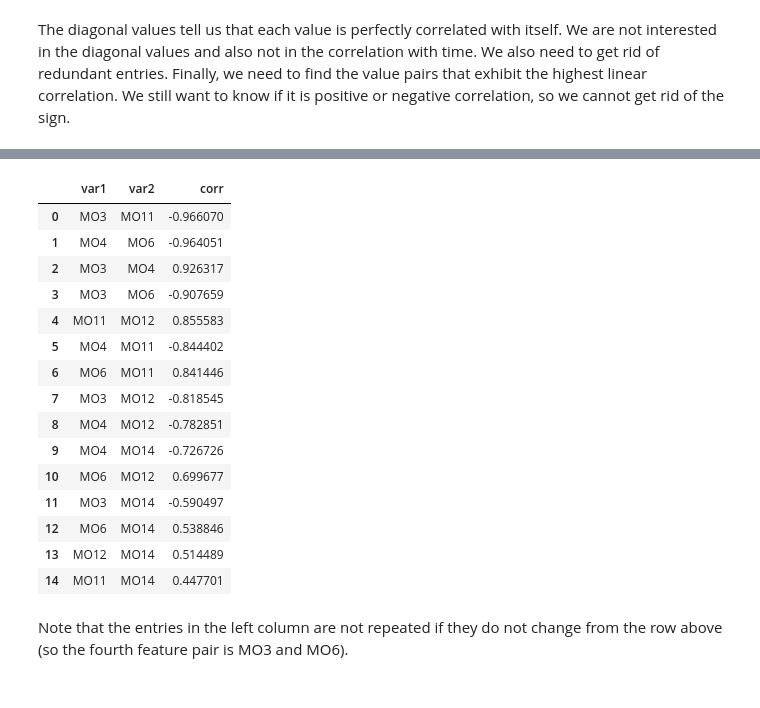
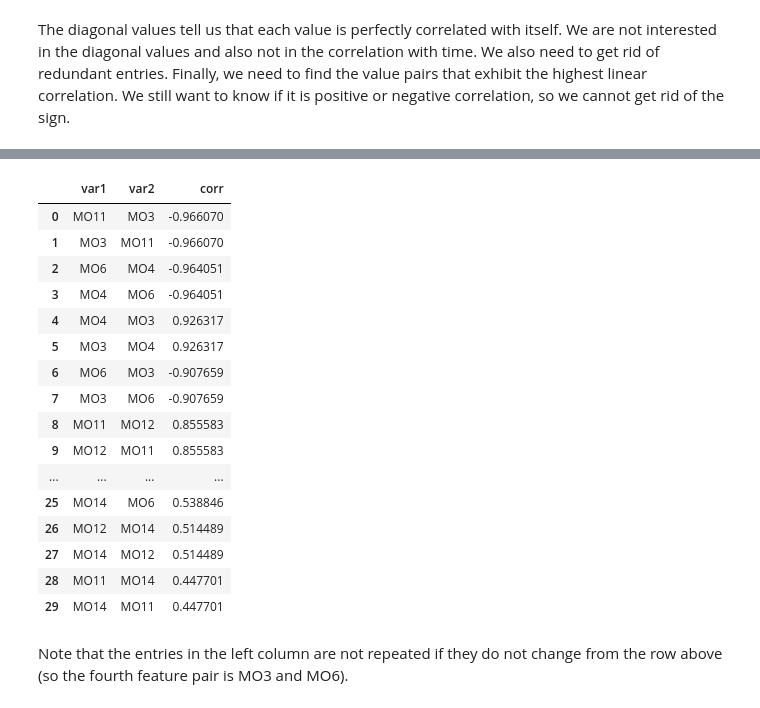
Before and after one commit to g-stanic/ssciwr_stat_analysis, a Jupyter notebook: notebook/notebook_unit1.ipynb, the cells around one changed output, grey strips where cells are left out. Saved outputs shown, nothing was run; the diff lists cells and outputs as text; code cells hidden in the pictures.

```diff
--- a/notebook/notebook_unit1.ipynb
+++ b/notebook/notebook_unit1.ipynb
@@ -121,7 +136,5 @@ plt.savefig('../results/expect_data_pairplot.pdf', format='pdf')
 npop_dat = pd.read_csv('../data/npop.t', sep='\s+') #noqa
 # %%
-# discard all columns with variance below a set threshold - we can consider them as constant
-
-npop_dat = drop_low_varriance(npop_dat, 1e-5)  # keep var threshold from previous data
-npop_dat
+# Discard all columns with variance below a set threshold - we can consider them as constant
+npop_dat = drop_low_variance(npop_dat, 1e-5)  # keep var threshold from previous data
 # %% [output]
@@ -179,3 +198,13 @@ print(npop_dat.corr(method='pearson'))
 | MO14 | 0.412123 | -0.590497 | -0.726726 | 0.538846 | 0.447701 | 0.514489 | 1.000000 |
 # %% [markdown]
 The diagonal values tell us that each value is perfectly correlated with itself. We are not interested in the diagonal values and also not in the correlation with time. We also need to get rid of redundant entries. Finally, we need to find the value pairs that exhibit the highest linear correlation. We still want to know if it is positive or negative correlation, so we cannot get rid of the sign.
+# %%
+# Calculate the correlation matrix without the time column
+corr_matrix = npop_dat.drop(columns=['time']).corr(method='pearson')
+
+# Set the diagonal elements of the correlation matrix to None
+for i in range(corr_matrix.shape[0]):
+    corr_matrix.iloc[i, i] = None
+
+# Stack the correlation matrix, remove duplicates and reset the index
+corr_matrix = corr_matrix.stack().reset_index()
@@ -182,32 +229,43 @@ The diagonal values tell us that each value is perfectly correlated with itself.
 # %%
-# get rid of time column, lower triangular and diagonal entries of the correlation matrix
-# sort the remaing values according to their absolute value, but keep the sign
+# Get rid of the time column, lower triangular and diagonal entries of the correlation matrix
+# Sort the remaing values according to their absolute value, but keep the sign
+
+# Calculate the correlation matrix without the time column
 corr_matrix = npop_dat.drop(columns=['time']).corr(method='pearson')
-corr_matrix = corr_matrix.stack().drop_duplicates().reset_index()
-# drop_duplicates doesn't catch the first case where var1 == var2 so remove it
-corr_matrix = corr_matrix[corr_matrix['level_0'] != corr_matrix['level_1']]
-corr_matrix.columns = ['var1', 'var2', 'corr']
 
-# Sort by strength of correlation so use the absolute value, reset indext for readability of display
-corr_matrix = corr_matrix.sort_values(by='corr', ascending=False, key=abs).reset_index(drop=True)
-corr_matrix
+# Set the diagonal elements of the correlation matrix to None
+for i in range(corr_matrix.shape[0]):
+    corr_matrix.iloc[i, i] = None
+
+# Stack the correlation matrix into a table, remove duplicates and reset the index
+corr_table = corr_matrix.stack().reset_index()
+
+# Set the column names for the table
+corr_table.columns = ['var1', 'var2', 'corr']
+
+# Sort the table by the absolute correlation values, reset the index for readability of display
+corr_table = corr_table.sort_values(by='corr', ascending=False, key=abs).reset_index(drop=True)
+
+# Print the correlation table
+corr_table
 # %% [output]
 |  | var1 | var2 | corr |
-| 0 | MO3 | MO11 | -0.966070 |
-| 1 | MO4 | MO6 | -0.964051 |
-| 2 | MO3 | MO4 | 0.926317 |
-| 3 | MO3 | MO6 | -0.907659 |
-| 4 | MO11 | MO12 | 0.855583 |
-| 5 | MO4 | MO11 | -0.844402 |
-| 6 | MO6 | MO11 | 0.841446 |
-| 7 | MO3 | MO12 | -0.818545 |
-| 8 | MO4 | MO12 | -0.782851 |
-| 9 | MO4 | MO14 | -0.726726 |
-| 10 | MO6 | MO12 | 0.699677 |
-| 11 | MO3 | MO14 | -0.590497 |
-| 12 | MO6 | MO14 | 0.538846 |
-| 13 | MO12 | MO14 | 0.514489 |
-| 14 | MO11 | MO14 | 0.447701 |
+| 0 | MO11 | MO3 | -0.966070 |
+| 1 | MO3 | MO11 | -0.966070 |
+| 2 | MO6 | MO4 | -0.964051 |
+| 3 | MO4 | MO6 | -0.964051 |
+| 4 | MO4 | MO3 | 0.926317 |
+| 5 | MO3 | MO4 | 0.926317 |
+| 6 | MO6 | MO3 | -0.907659 |
+| 7 | MO3 | MO6 | -0.907659 |
+| 8 | MO11 | MO12 | 0.855583 |
+| 9 | MO12 | MO11 | 0.855583 |
+| ... | ... | ... | ... |
+| 25 | MO14 | MO6 | 0.538846 |
+| 26 | MO12 | MO14 | 0.514489 |
+| 27 | MO14 | MO12 | 0.514489 |
+| 28 | MO11 | MO14 | 0.447701 |
+| 29 | MO14 | MO11 | 0.447701 |
 # %% [markdown]
 Note that the entries in the left column are not repeated if they do not change from the row above (so the fourth feature pair is MO3 and MO6).
 # %% [markdown]
```
Also changed, not shown: parts of 14 cells of this notebook, 2 other files.
